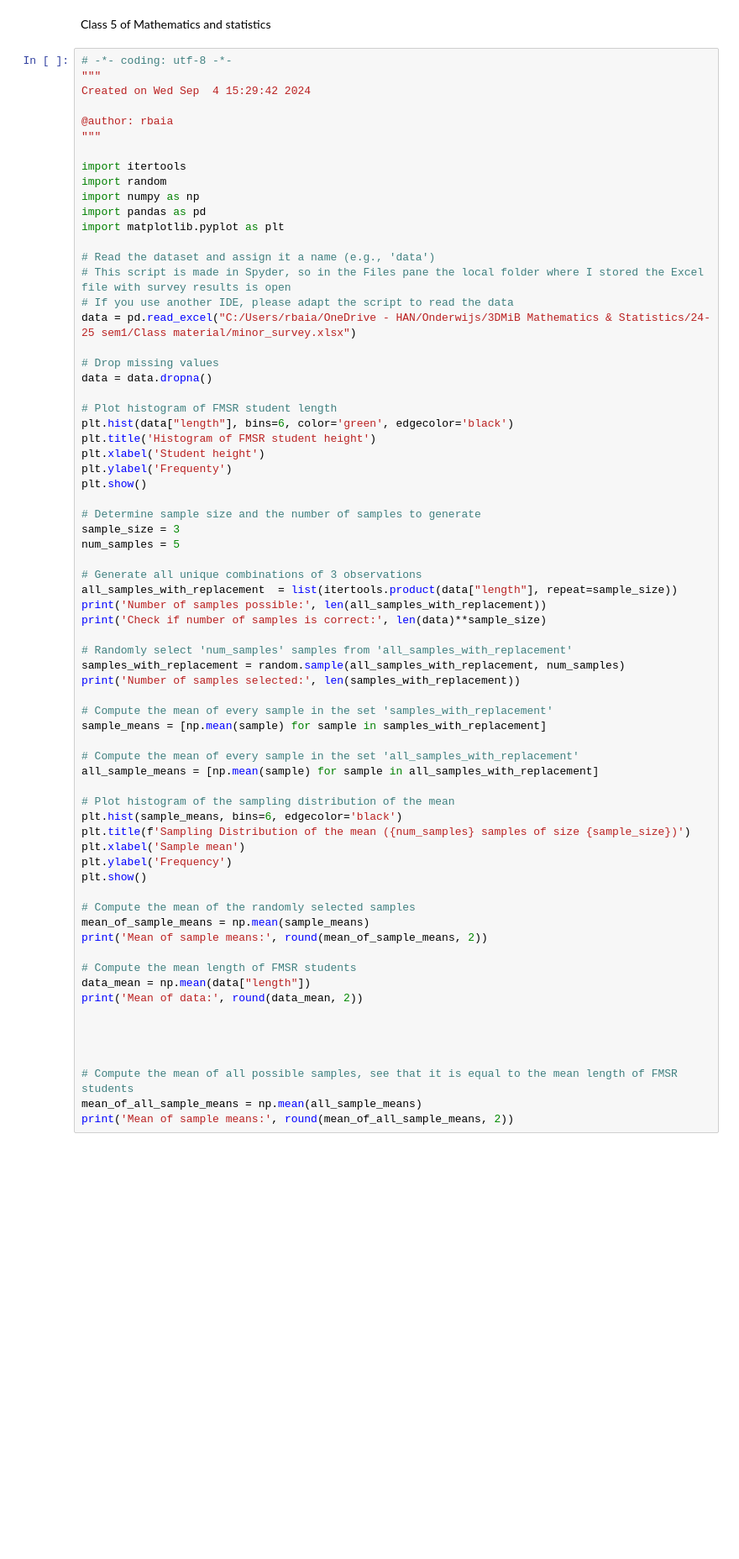
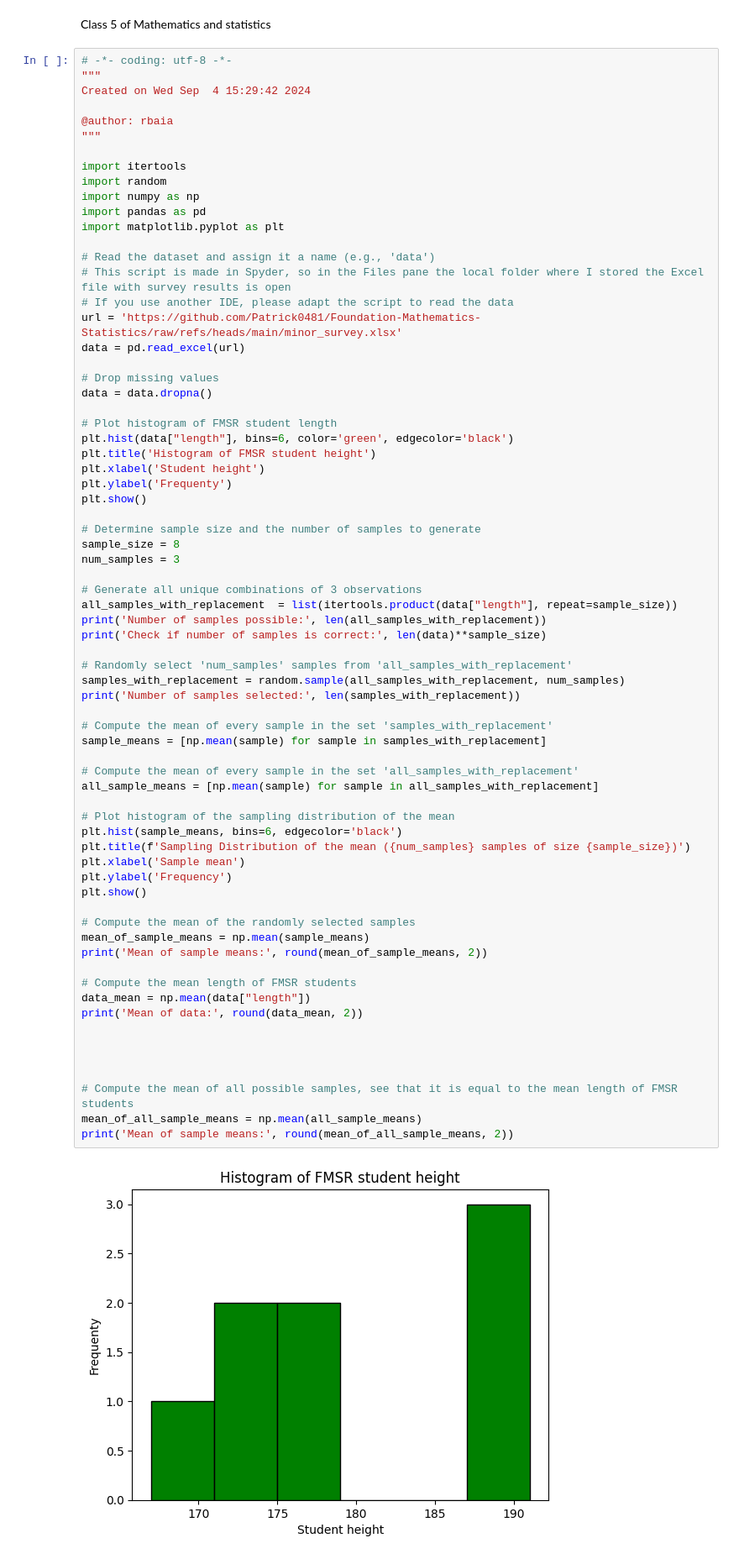
Before and after one commit to Patrick0481/Foundation-Mathematics-Statistics, a Jupyter notebook: Week 5.ipynb, the cells around one changed output. Shown at 84% size. Drawn from its saved outputs; the diff is of its cells as text; blank space fills up the shorter version.

```diff
--- a/Week 5.ipynb
+++ b/Week 5.ipynb
@@ -17,7 +17,8 @@ import matplotlib.pyplot as plt
 # Read the dataset and assign it a name (e.g., 'data')
 # This script is made in Spyder, so in the Files pane the local folder where I stored the Excel file with survey results is open
 # If you use another IDE, please adapt the script to read the data
-data = pd.read_excel("C:/Users/rbaia/OneDrive - HAN/Onderwijs/3DMiB Mathematics & Statistics/24-25 sem1/Class material/minor_survey.xlsx")
+url = 'https://github.com/Patrick0481/Foundation-Mathematics-Statistics/raw/refs/heads/main/minor_survey.xlsx'
+data = pd.read_excel(url)
 
 # Drop missing values
 data = data.dropna()
@@ -30,8 +31,8 @@ plt.ylabel('Frequenty')
 plt.show()
 
 # Determine sample size and the number of samples to generate
-sample_size = 3
-num_samples = 5
+sample_size = 8
+num_samples = 3
 
 # Generate all unique combinations of 3 observations
 all_samples_with_replacement  = list(itertools.product(data["length"], repeat=sample_size))
@@ -43,30 +44,31 @@ samples_with_replacement = random.sample(all_samples_with_replacement, num_sampl
 print('Number of samples selected:', len(samples_with_replacement))
 
 # Compute the mean of every sample in the set 'samples_with_replacement'
 sample_means = [np.mean(sample) for sample in samples_with_replacement]
 
 # Compute the mean of every sample in the set 'all_samples_with_replacement'
 all_sample_means = [np.mean(sample) for sample in all_samples_with_replacement]
 
 # Plot histogram of the sampling distribution of the mean
 plt.hist(sample_means, bins=6, edgecolor='black')
 plt.title(f'Sampling Distribution of the mean ({num_samples} samples of size {sample_size})')
 plt.xlabel('Sample mean')
 plt.ylabel('Frequency')
 plt.show()
 
 # Compute the mean of the randomly selected samples
 mean_of_sample_means = np.mean(sample_means)
 print('Mean of sample means:', round(mean_of_sample_means, 2))
 
 # Compute the mean length of FMSR students
 data_mean = np.mean(data["length"])
 print('Mean of data:', round(data_mean, 2))
 
 
 
 
 # Compute the mean of all possible samples, see that it is equal to the mean length of FMSR students
 mean_of_all_sample_means = np.mean(all_sample_means)
 print('Mean of sample means:', round(mean_of_all_sample_means, 2))
 # %% [output]
+[figure, added]
```
Also changed, not shown: parts of 1 cell of this notebook, 1 other file.
